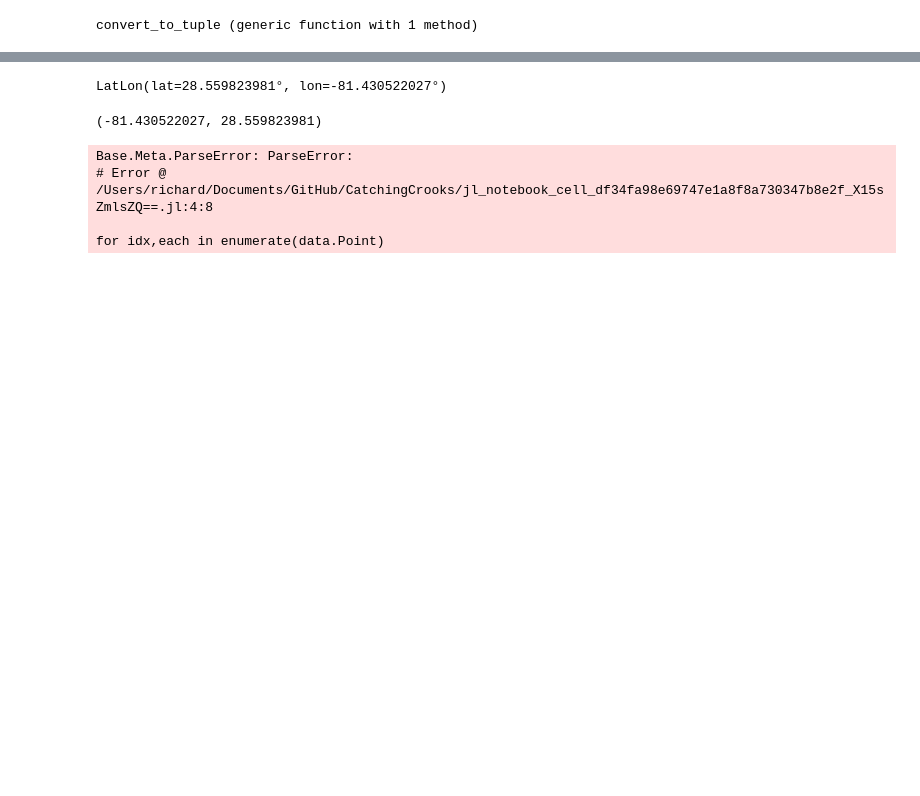
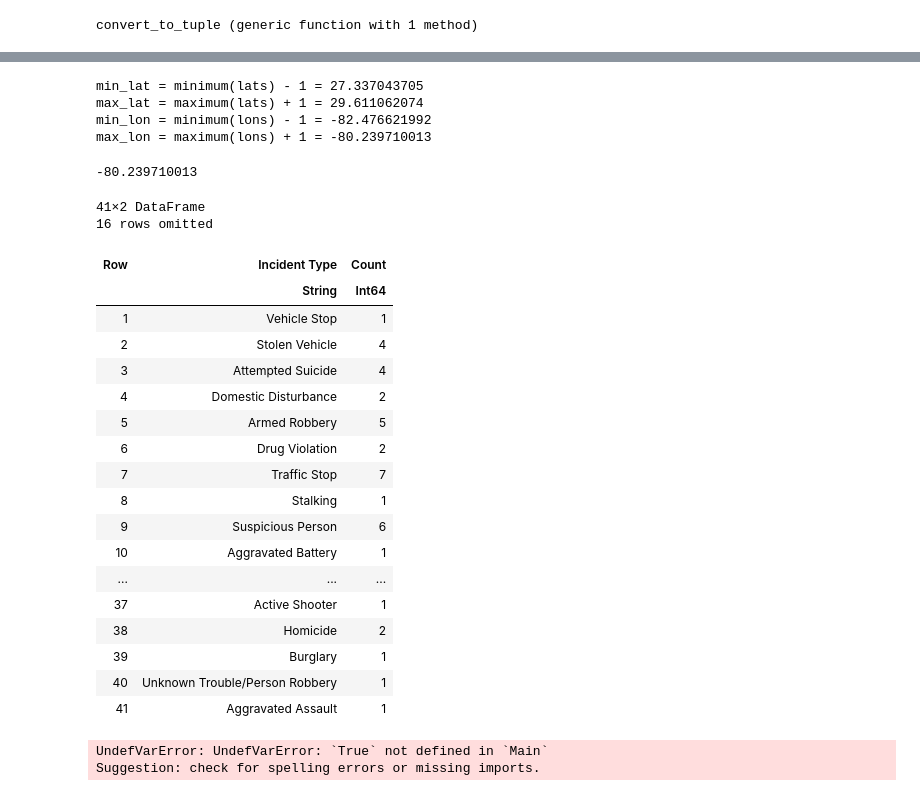
Before and after one commit to MorandR/CatchingCooks, a Jupyter notebook: CatchingCrooks.ipynb, the cells around one changed output, grey strips where cells are left out. Drawn from its saved outputs; the diff is of its cells as text; code cells hidden in the pictures; blank space fills up the shorter version.

```diff
--- a/CatchingCrooks.ipynb
+++ b/CatchingCrooks.ipynb
@@ -150,8 +93,36 @@ data[:, "Point"] = point
-# %%
-data.Coordinates[1]
-# %% [output]
-LatLon(lat=28.559823981°, lon=-81.430522027°)
-# %%
-location[1]
-# %% [output]
-(-81.430522027, 28.559823981)
+# %%
+lats = [x[2] for x in location]
+lons = [x[1] for x in location]
+@show min_lat = minimum(lats) - 1
+@show max_lat = maximum(lats) + 1
+@show min_lon = minimum(lons) - 1
+@show max_lon = maximum(lons) + 1
+# %% [output]
+min_lat = minimum(lats) - 1 = 27.337043705
+max_lat = maximum(lats) + 1 = 29.611062074
+min_lon = minimum(lons) - 1 = -82.476621992
+max_lon = maximum(lons) + 1 = -80.239710013
+-80.239710013
+# %%
+freq_by_type = combine(groupby(data, "Incident Type"), nrow => "Count")
+# %% [output]
+41×2 DataFrame
+16 rows omitted
+| Row | Incident Type | Count |
+|  | String | Int64 |
+| 1 | Vehicle Stop | 1 |
+| 2 | Stolen Vehicle | 4 |
+| 3 | Attempted Suicide | 4 |
+| 4 | Domestic Disturbance | 2 |
+| 5 | Armed Robbery | 5 |
+| 6 | Drug Violation | 2 |
+| 7 | Traffic Stop | 7 |
+| 8 | Stalking | 1 |
+| 9 | Suspicious Person | 6 |
+| 10 | Aggravated Battery | 1 |
+| ... | ... | ... |
+| 37 | Active Shooter | 1 |
+| 38 | Homicide | 2 |
+| 39 | Burglary | 1 |
+| 40 | Unknown Trouble/Person Robbery | 1 |
+| 41 | Aggravated Assault | 1 |
@@ -158,20 +138,26 @@ location[1]
 # %%
-m = foli.Map((28.601, -81.429))
+map = foli.Map(
+    location = [28.601, -81.429],
+    max_bounds = True,
+    min_lat = min_lat,
+    max_lat = max_lat,
+    min_lon = min_lon,
+    max_lon = max_lon,
+    )
 
 
-for idx,each in enumerate(data.Point)
+for (idx,each) in enumerate(data.Point)
     foli.Marker(
         location=[each.lat, each.lon],  # Access latitude and longitude using .lat and .lon
         tooltip="Crime Location",
-        popup="Case #: $(data["Case #"].iloc[idx])\n
-               Incident Type: $(data["Incident Type"].iloc(idx))
-              "
-    ).add_to(m)
+        popup="Case #: $(data[!,"Case #"][idx])\n
+               Inc. Type: $(data[!,"Incident Type"][idx])
+              ",
+        icon=foli.Icon(color="green", icon="flag")
+    ).add_to(map)
 end
 
-m
+map
 # %% [output]
-Base.Meta.ParseError: ParseError:
-# Error @ /Users/richard/Documents/GitHub/CatchingCrooks/jl_notebook_cell_df34fa98e69747e1a8f8a730347b8e2f_X15sZmlsZQ==.jl:4:8
-
-for idx,each in enumerate(data.Point)
+UndefVarError: UndefVarError: `True` not defined in `Main`
+Suggestion: check for spelling errors or missing imports.
```
Also changed, not shown: parts of 13 cells of this notebook.
